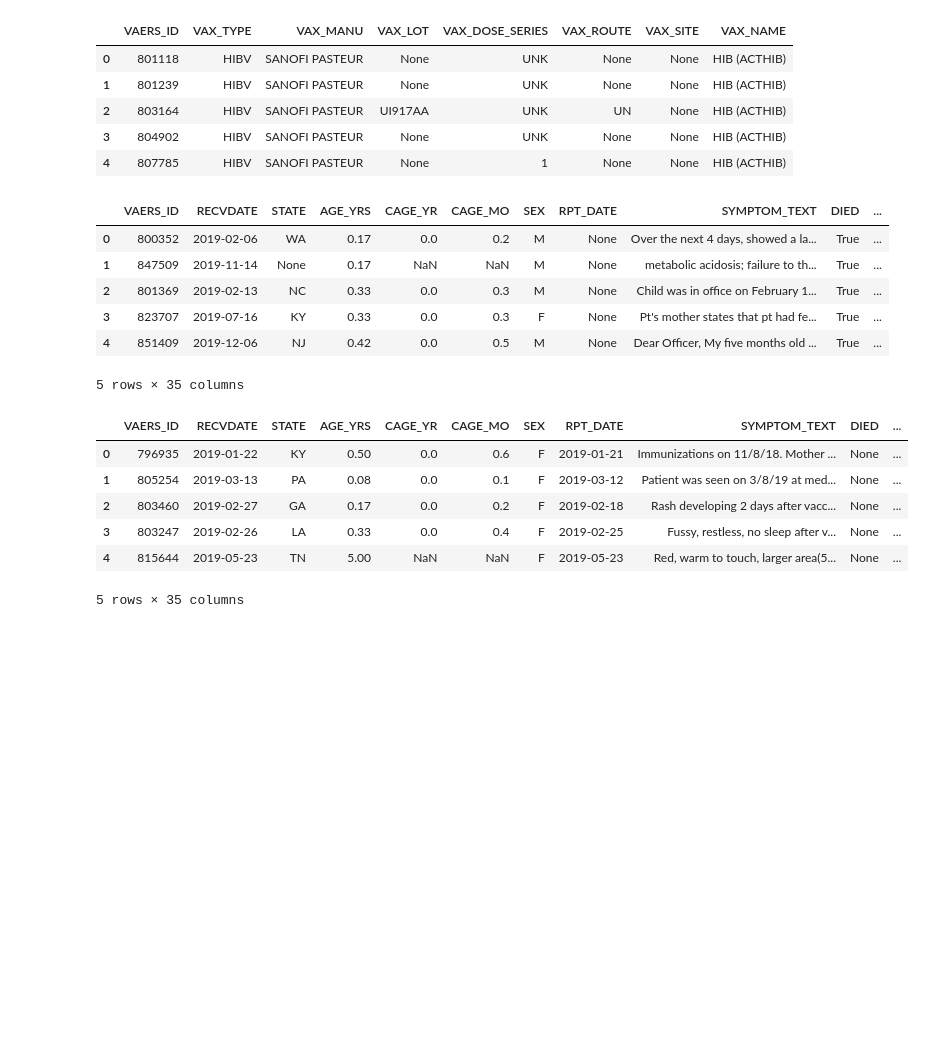
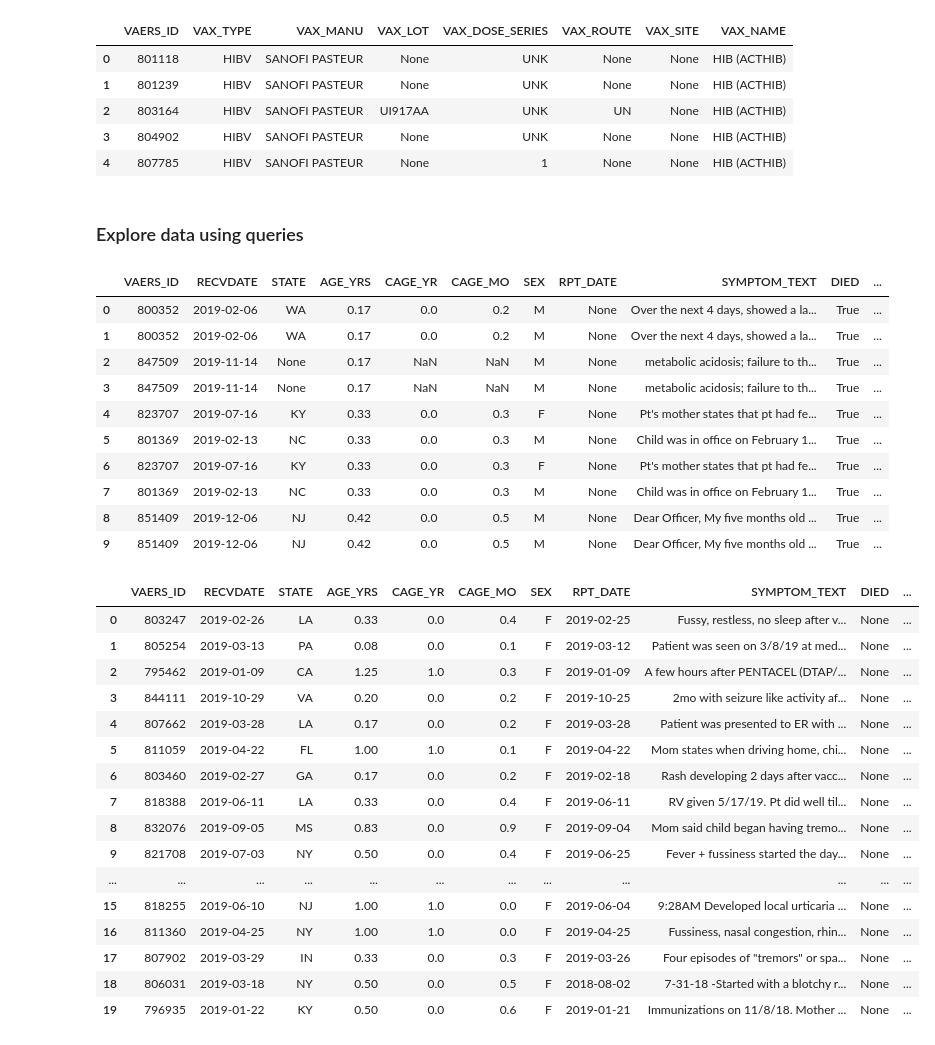
Before and after one commit to noahplacke/cs327e-Vaxonomics, a Jupyter notebook: project/vaers_ingest.ipynb, the cells around one changed output. Drawn from its saved outputs; the diff is of its cells as text; code cells hidden in the pictures; blank space fills up the shorter version.

```diff
--- a/project/vaers_ingest.ipynb
+++ b/project/vaers_ingest.ipynb
@@ -21,2 +26,6 @@ Waiting on bqjob_r14fe99858ff9d29_000001702b46431c_1 ... (2s) Current status: DO
+# %%
+# Remove limit on number of columns shown
+import pandas as pd
+pd.set_option('display.max_columns', None)
 # %%
 %%bigquery
@@ -52,31 +63,47 @@ limit 5
 | 2 | 803164 | HIBV | SANOFI PASTEUR | UI917AA | UNK | UN | None | HIB (ACTHIB) |
 | 3 | 804902 | HIBV | SANOFI PASTEUR | None | UNK | None | None | HIB (ACTHIB) |
 | 4 | 807785 | HIBV | SANOFI PASTEUR | None | 1 | None | None | HIB (ACTHIB) |
+# %% [markdown]
+### Explore data using queries
 # %%
 %%bigquery
-select * from vax_staging.Events where died=TRUE and hospital=TRUE and age_yrs is not null order by age_yrs
-limit 5
-# This query looks at 5 patients that died and also went to the hospital after their adverse event. Youngest 5 shown first
+select * from vaers_staging.Events where died=TRUE and hospital=TRUE and age_yrs is not null order by age_yrs
+limit 10
+# This query looks at patients went to the hospital after their adverse event and died. 10 youngest individuals shown first.
 # %% [output]
 |  | VAERS_ID | RECVDATE | STATE | AGE_YRS | CAGE_YR | CAGE_MO | SEX | RPT_DATE | SYMPTOM_TEXT | DIED | ... |
 | 0 | 800352 | 2019-02-06 | WA | 0.17 | 0.0 | 0.2 | M | None | Over the next 4 days, showed a la... | True | ... |
-| 1 | 847509 | 2019-11-14 | None | 0.17 | NaN | NaN | M | None | metabolic acidosis; failure to th... | True | ... |
-| 2 | 801369 | 2019-02-13 | NC | 0.33 | 0.0 | 0.3 | M | None | Child was in office on February 1... | True | ... |
-| 3 | 823707 | 2019-07-16 | KY | 0.33 | 0.0 | 0.3 | F | None | Pt's mother states that pt had fe... | True | ... |
-| 4 | 851409 | 2019-12-06 | NJ | 0.42 | 0.0 | 0.5 | M | None | Dear Officer, My five months old ... | True | ... |
+| 1 | 800352 | 2019-02-06 | WA | 0.17 | 0.0 | 0.2 | M | None | Over the next 4 days, showed a la... | True | ... |
+| 2 | 847509 | 2019-11-14 | None | 0.17 | NaN | NaN | M | None | metabolic acidosis; failure to th... | True | ... |
+| 3 | 847509 | 2019-11-14 | None | 0.17 | NaN | NaN | M | None | metabolic acidosis; failure to th... | True | ... |
+| 4 | 823707 | 2019-07-16 | KY | 0.33 | 0.0 | 0.3 | F | None | Pt's mother states that pt had fe... | True | ... |
+| 5 | 801369 | 2019-02-13 | NC | 0.33 | 0.0 | 0.3 | M | None | Child was in office on February 1... | True | ... |
+| 6 | 823707 | 2019-07-16 | KY | 0.33 | 0.0 | 0.3 | F | None | Pt's mother states that pt had fe... | True | ... |
+| 7 | 801369 | 2019-02-13 | NC | 0.33 | 0.0 | 0.3 | M | None | Child was in office on February 1... | True | ... |
+| 8 | 851409 | 2019-12-06 | NJ | 0.42 | 0.0 | 0.5 | M | None | Dear Officer, My five months old ... | True | ... |
+| 9 | 851409 | 2019-12-06 | NJ | 0.42 | 0.0 | 0.5 | M | None | Dear Officer, My five months old ... | True | ... |
-5 rows × 35 columns
 # %%
 %%bigquery
-select * from vax_staging.Events where age_yrs<10 and er_visit=TRUE order by sex
-limit 5
-# This query looks at the children under 10 that visited the ER after their adverse event with females appearing first.
+select * from vaers_staging.Events where age_yrs<10 and er_visit=TRUE order by sex
+limit 20
+# This query looks at the children under 10 that visited the ER after their adverse event with females appearing first followed by males.
 # %% [output]
 |  | VAERS_ID | RECVDATE | STATE | AGE_YRS | CAGE_YR | CAGE_MO | SEX | RPT_DATE | SYMPTOM_TEXT | DIED | ... |
-| 0 | 796935 | 2019-01-22 | KY | 0.50 | 0.0 | 0.6 | F | 2019-01-21 | Immunizations on 11/8/18. Mother ... | None | ... |
+| 0 | 803247 | 2019-02-26 | LA | 0.33 | 0.0 | 0.4 | F | 2019-02-25 | Fussy, restless, no sleep after v... | None | ... |
 | 1 | 805254 | 2019-03-13 | PA | 0.08 | 0.0 | 0.1 | F | 2019-03-12 | Patient was seen on 3/8/19 at med... | None | ... |
-| 2 | 803460 | 2019-02-27 | GA | 0.17 | 0.0 | 0.2 | F | 2019-02-18 | Rash developing 2 days after vacc... | None | ... |
-| 3 | 803247 | 2019-02-26 | LA | 0.33 | 0.0 | 0.4 | F | 2019-02-25 | Fussy, restless, no sleep after v... | None | ... |
-| 4 | 815644 | 2019-05-23 | TN | 5.00 | NaN | NaN | F | 2019-05-23 | Red, warm to touch, larger area(5... | None | ... |
+| 2 | 795462 | 2019-01-09 | CA | 1.25 | 1.0 | 0.3 | F | 2019-01-09 | A few hours after PENTACEL (DTAP/... | None | ... |
+| 3 | 844111 | 2019-10-29 | VA | 0.20 | 0.0 | 0.2 | F | 2019-10-25 | 2mo with seizure like activity af... | None | ... |
+| 4 | 807662 | 2019-03-28 | LA | 0.17 | 0.0 | 0.2 | F | 2019-03-28 | Patient was presented to ER with ... | None | ... |
+| 5 | 811059 | 2019-04-22 | FL | 1.00 | 1.0 | 0.1 | F | 2019-04-22 | Mom states when driving home, chi... | None | ... |
+| 6 | 803460 | 2019-02-27 | GA | 0.17 | 0.0 | 0.2 | F | 2019-02-18 | Rash developing 2 days after vacc... | None | ... |
+| 7 | 818388 | 2019-06-11 | LA | 0.33 | 0.0 | 0.4 | F | 2019-06-11 | RV given 5/17/19. Pt did well til... | None | ... |
+| 8 | 832076 | 2019-09-05 | MS | 0.83 | 0.0 | 0.9 | F | 2019-09-04 | Mom said child began having tremo... | None | ... |
+| 9 | 821708 | 2019-07-03 | NY | 0.50 | 0.0 | 0.4 | F | 2019-06-25 | Fever + fussiness started the day... | None | ... |
+| ... | ... | ... | ... | ... | ... | ... | ... | ... | ... | ... | ... |
+| 15 | 818255 | 2019-06-10 | NJ | 1.00 | 1.0 | 0.0 | F | 2019-06-04 | 9:28AM Developed local urticaria ... | None | ... |
+| 16 | 811360 | 2019-04-25 | NY | 1.00 | 1.0 | 0.0 | F | 2019-04-25 | Fussiness, nasal congestion, rhin... | None | ... |
+| 17 | 807902 | 2019-03-29 | IN | 0.33 | 0.0 | 0.3 | F | 2019-03-26 | Four episodes of "tremors" or spa... | None | ... |
+| 18 | 806031 | 2019-03-18 | NY | 0.50 | 0.0 | 0.5 | F | 2018-08-02 | 7-31-18 -Started with a blotchy r... | None | ... |
+| 19 | 796935 | 2019-01-22 | KY | 0.50 | 0.0 | 0.6 | F | 2019-01-21 | Immunizations on 11/8/18. Mother ... | None | ... |
-5 rows × 35 columns
 # %%
 %%bigquery
```
Also changed, not shown: parts of 11 cells of this notebook.
